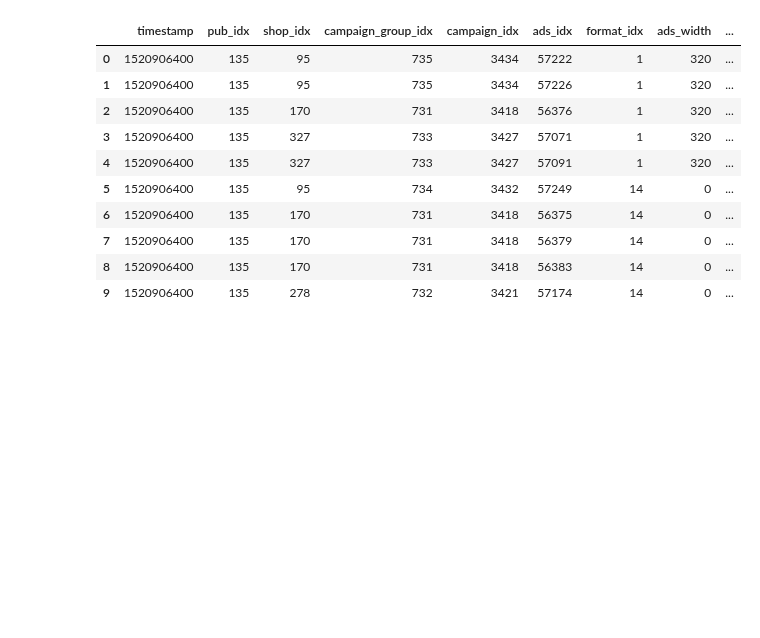
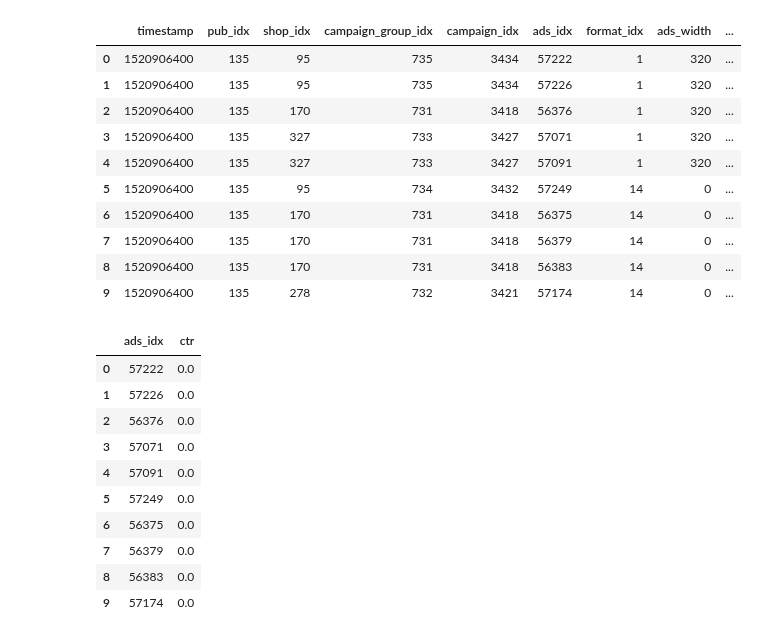
Before and after one commit to gmyou/ml, a Jupyter notebook: gmyou/XGBoost-CT.ipynb, the cells around one changed output. Drawn from its saved outputs; the diff is of its cells as text; code cells hidden in the pictures; blank space fills up the shorter version.

```diff
--- a/gmyou/XGBoost-CT.ipynb
+++ b/gmyou/XGBoost-CT.ipynb
@@ -103,6 +232,20 @@ test
 | 7 | 1520906400 | 135 | 170 | 731 | 3418 | 56379 | 14 | 0 | ... |
 | 8 | 1520906400 | 135 | 170 | 731 | 3418 | 56383 | 14 | 0 | ... |
 | 9 | 1520906400 | 135 | 278 | 732 | 3421 | 57174 | 14 | 0 | ... |
+# %%
+sub
+# %% [output]
+|  | ads_idx | ctr |
+| 0 | 57222 | 0.0 |
+| 1 | 57226 | 0.0 |
+| 2 | 56376 | 0.0 |
+| 3 | 57071 | 0.0 |
+| 4 | 57091 | 0.0 |
+| 5 | 57249 | 0.0 |
+| 6 | 56375 | 0.0 |
+| 7 | 56379 | 0.0 |
+| 8 | 56383 | 0.0 |
+| 9 | 57174 | 0.0 |
 # %%
 sub['ctr'] = model.predict(xgb.DMatrix(test), ntree_limit=model.best_ntree_limit)
 sub.to_csv('./output/ct-sample_result.csv',index=False)
```
Also changed, not shown: parts of 11 cells of this notebook, 3 other files.
